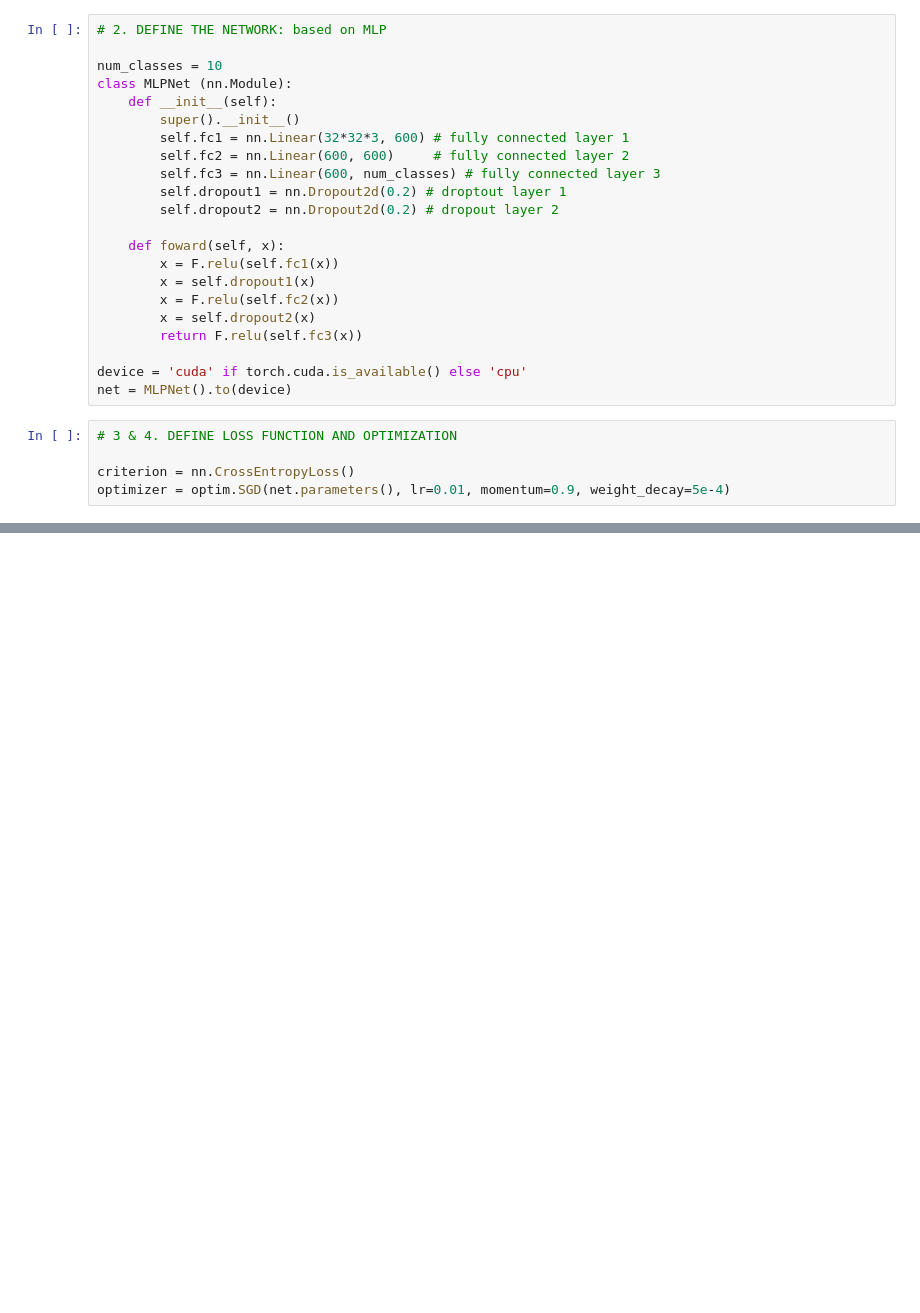
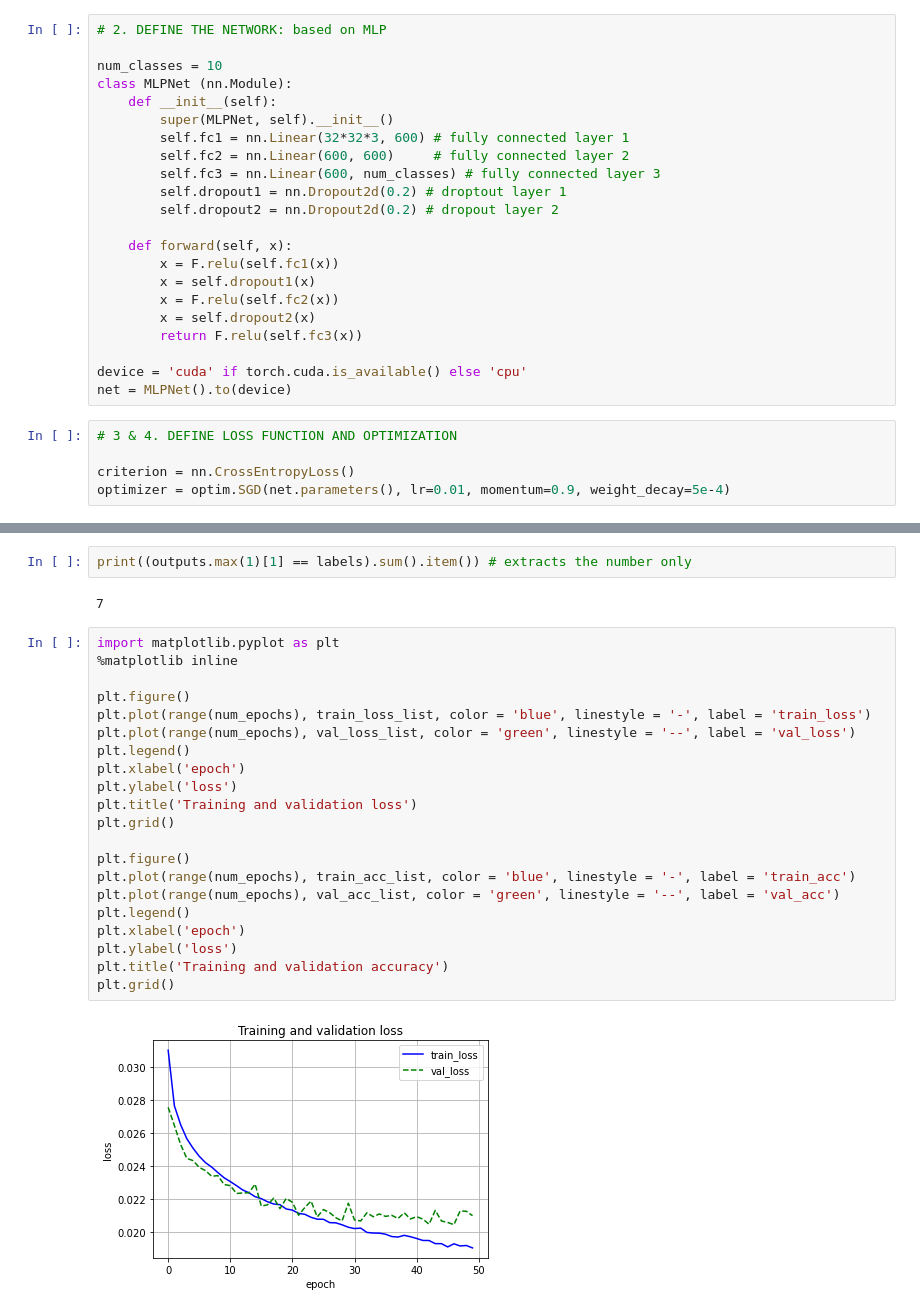
Before and after one commit to caocao0525/CellGAN, a Jupyter notebook: pytorch_basic_neural_network_training.ipynb, the cells around one changed output, grey strips where cells are left out. Cells and saved outputs as stored; diff of their text form; blank space fills up the shorter version.

```diff
--- a/pytorch_basic_neural_network_training.ipynb
+++ b/pytorch_basic_neural_network_training.ipynb
@@ -52,14 +54,14 @@ torch.Size([64])
 num_classes = 10
 class MLPNet (nn.Module):
     def __init__(self):
-        super().__init__()
+        super(MLPNet, self).__init__()
         self.fc1 = nn.Linear(32*32*3, 600) # fully connected layer 1
         self.fc2 = nn.Linear(600, 600)     # fully connected layer 2
         self.fc3 = nn.Linear(600, num_classes) # fully connected layer 3
         self.dropout1 = nn.Dropout2d(0.2) # droptout layer 1
         self.dropout2 = nn.Dropout2d(0.2) # dropout layer 2
 
-    def foward(self, x):
+    def forward(self, x):
         x = F.relu(self.fc1(x))
         x = self.dropout1(x)
         x = F.relu(self.fc2(x))
@@ -108,0 +162,27 @@ for epoch in range(num_epochs):
+# %%
+print((outputs.max(1)[1] == labels).sum().item()) # extracts the number only
+# %% [output]
+7
+# %%
+import matplotlib.pyplot as plt
+%matplotlib inline
+
+plt.figure()
+plt.plot(range(num_epochs), train_loss_list, color = 'blue', linestyle = '-', label = 'train_loss')
+plt.plot(range(num_epochs), val_loss_list, color = 'green', linestyle = '--', label = 'val_loss')
+plt.legend()
+plt.xlabel('epoch')
+plt.ylabel('loss')
+plt.title('Training and validation loss')
+plt.grid()
+
+plt.figure()
+plt.plot(range(num_epochs), train_acc_list, color = 'blue', linestyle = '-', label = 'train_acc')
+plt.plot(range(num_epochs), val_acc_list, color = 'green', linestyle = '--', label = 'val_acc')
+plt.legend()
+plt.xlabel('epoch')
+plt.ylabel('loss')
+plt.title('Training and validation accuracy')
+plt.grid()
+# %% [output]
+[figure, added]
```
Also changed, not shown: parts of 11 cells of this notebook.
